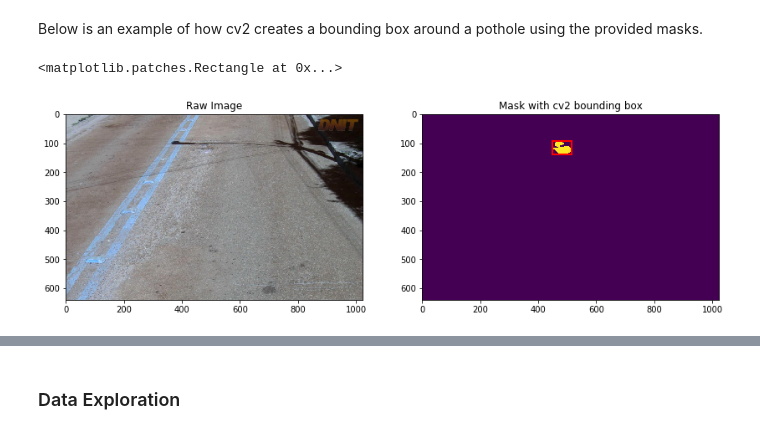
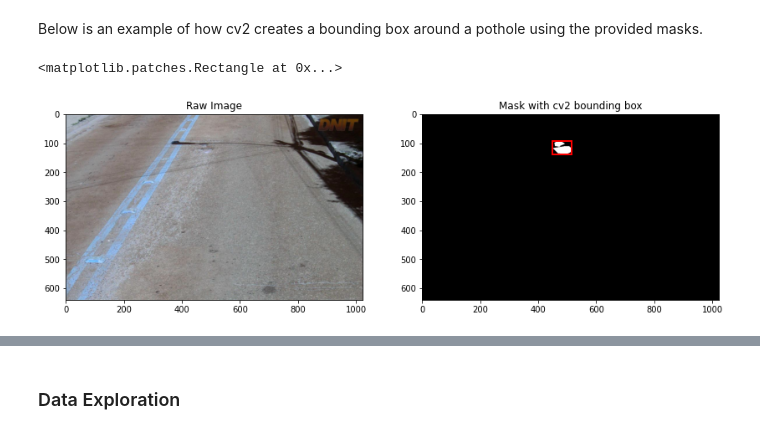
Before and after one commit to T-DEV16/ML-Group-Project-8, a Jupyter notebook: PotholeDetection.ipynb, the cells around one changed output, grey strips where cells are left out. Cells and saved outputs as stored; diff of their text form; code cells hidden in the pictures.

```diff
--- a/PotholeDetection.ipynb
+++ b/PotholeDetection.ipynb
@@ -48,21 +55,21 @@ The first step is to create the dataset with the images, their labels, and the p
 # %% [markdown]
 Below is an example of how cv2 creates a bounding box around a pothole using the provided masks.
 # %%
-master = 'biankatpas Cracks-and-Potholes-in-Road-Images-Dataset master Dataset'
+master = 'Dataset'
 path = master + "/820315_ES_259_259ES000000_03060/820315_ES_259_259ES000000_03060_RAW.jpg"
 raw_img = cv2.imread(path)
 path = master + "/820315_ES_259_259ES000000_03060/820315_ES_259_259ES000000_03060_POTHOLE.png"
 mask = cv2.imread(path, 0)
 x,y,w,h = cv2.boundingRect(mask)
 fig, axs = plt.subplots(1,2, figsize=(14,20))
 axs[0].set_title("Raw Image")
 axs[0].imshow(raw_img)
 axs[1].set_title("Mask with cv2 bounding box")
-axs[1].imshow(mask)
+axs[1].imshow(mask, cmap= 'gray')
 axs[1].add_patch(patches.Rectangle((x,y),w,h, fill=False, edgecolor='red', lw=2))
 # %% [output]
 <matplotlib.patches.Rectangle at 0x...>
-[figure, old version]
+[figure, new version]
 # %%
 # Create Train/Validation csv
 imgs = []
```
Also changed, not shown: parts of 13 cells of this notebook.
